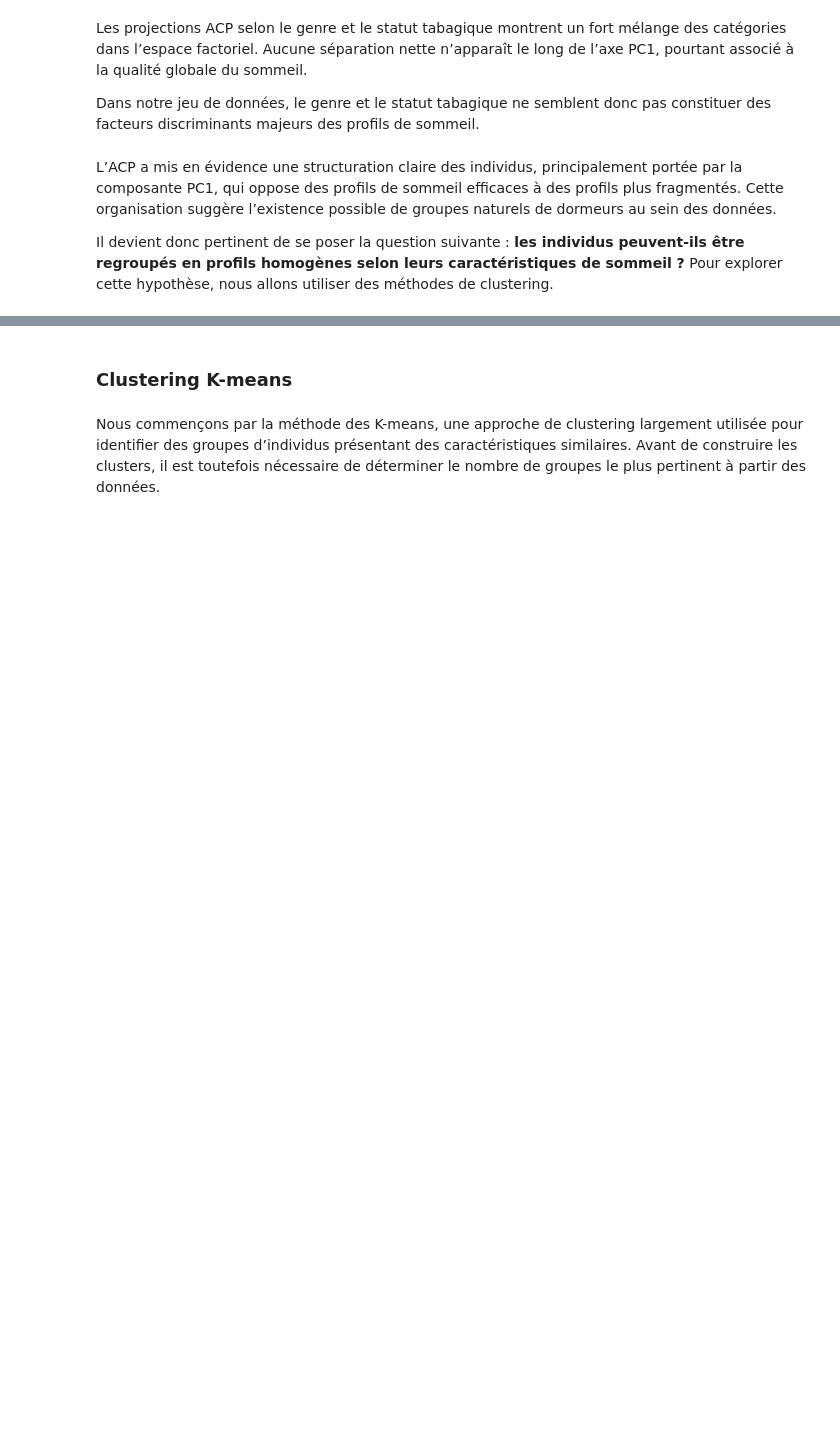
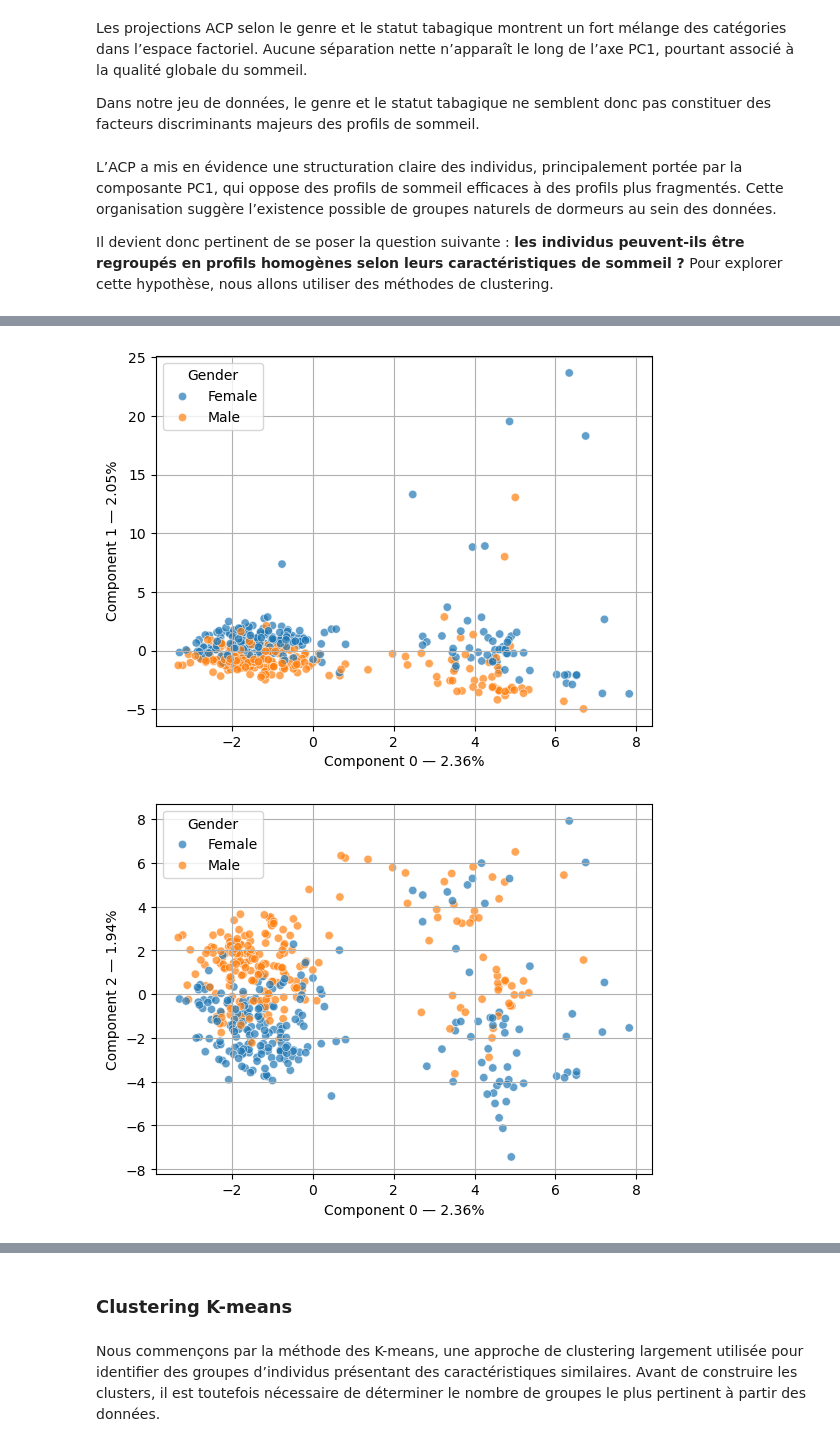
Before and after one commit to AhmedBousbih/Projet-analyse-de-donn-es, a Jupyter notebook: Projet_Analyse_de_données.ipynb, the cells around one changed output, grey strips where cells are left out. Saved outputs shown, nothing was run; the diff lists cells and outputs as text; code cells hidden in the pictures; blank space fills up the shorter version.

Commit message:
FAMD

```diff
--- a/Projet_Analyse_de_données.ipynb
+++ b/Projet_Analyse_de_données.ipynb
@@ -544,0 +591,16 @@ Il devient donc pertinent de se poser la question suivante : **les individus peu
+# %%
+import prince
+
+# FAMD model
+famd = prince.FAMD(
+    n_components=10,
+    n_iter=10,
+    copy=True,
+    check_input=True,
+    random_state=42,
+    engine="sklearn",
+    handle_unknown="error"
+)
+
+# Fit model
+famd = famd.fit(sleep_clip)
@@ -544,0 +627,30 @@ Il devient donc pertinent de se poser la question suivante : **les individus peu
+# %%
+def plot_famd(ax1=0, ax2=1, famd=famd, data=sleep_clip):
+
+    dataset = famd.transform(data)
+
+    sns.scatterplot(
+        data=dataset,
+        x=ax1,
+        y=ax2,
+        hue=data["Gender"],   # ou une autre variable catégorielle
+        alpha=0.7
+    )
+
+    plt.xlabel(
+        f'Component {ax1} — {famd.percentage_of_variance_[ax1]:.2f}%'
+    )
+
+    plt.ylabel(
+        f'Component {ax2} — {famd.percentage_of_variance_[ax2]:.2f}%'
+    )
+
+    plt.grid(True)
+    plt.show()
+# %%
+plot_famd(0,1)
+plot_famd(0,2)
+plot_famd(1,2)
+# %% [output]
+[figure, added]
+[figure, added]
```
Also changed, not shown: parts of 17 cells of this notebook.
